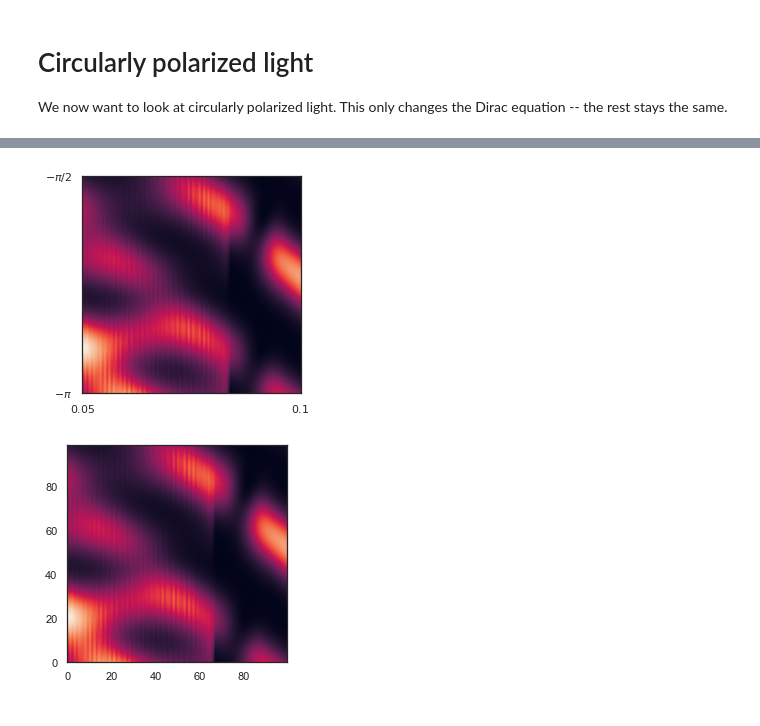
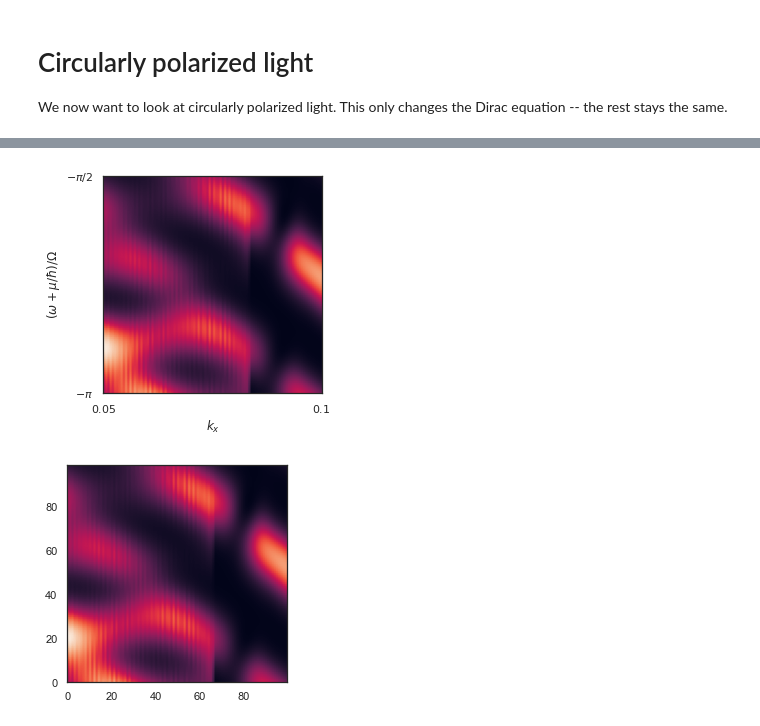
Before and after one commit to leogoutte/floquet, a Jupyter notebook: floquet_clean.ipynb, the cells around one changed output, grey strips where cells are left out. Saved outputs shown, nothing was run; the diff lists cells and outputs as text; code cells hidden in the pictures.

```diff
--- a/floquet_clean.ipynb
+++ b/floquet_clean.ipynb
@@ -575,12 +558,14 @@ P_zoomzoom = PhotocurrentArrayWKCircular(k_dir=1,k_other=0,k_bounds=[0.05,0.1],w
 # %%
 plt.imshow(P_zoomzoom.T)
 plt.ylim([0,99])
 plt.xticks(coord_to_res(np.asarray([0.05,0.1]),x_up=0.1,x_low=0.05,res=100),labels=[r"$0.05$",r"$0.1$"])
 plt.yticks(coord_to_res(np.asarray([-np.pi,-np.pi/2]),x_up=-np.pi/2,x_low=-np.pi,res=100),labels=[r"$-\pi$",r"$-\pi/2$"])
+plt.ylabel(r"$(\omega + \mu/\hbar)/\Omega$")
+plt.xlabel(r"$k_x$")
 
 plt.show()
 # %% [output]
-[figure, old version]
+[figure, new version]
 # %%
 P_tami = PhotocurrentArrayWKCircular(k_dir=1,k_other=0,k_bounds=[0.05,0.1],wp_bounds=[-np.pi,-np.pi/2],t0=0,v=v,mu=mu,eE0=eE0,Omega=Omega,Tpump=Tpump,Tprobe=Tprobe)
 # %%
```
Also changed, not shown: parts of 7 cells of this notebook, 6 other files.
